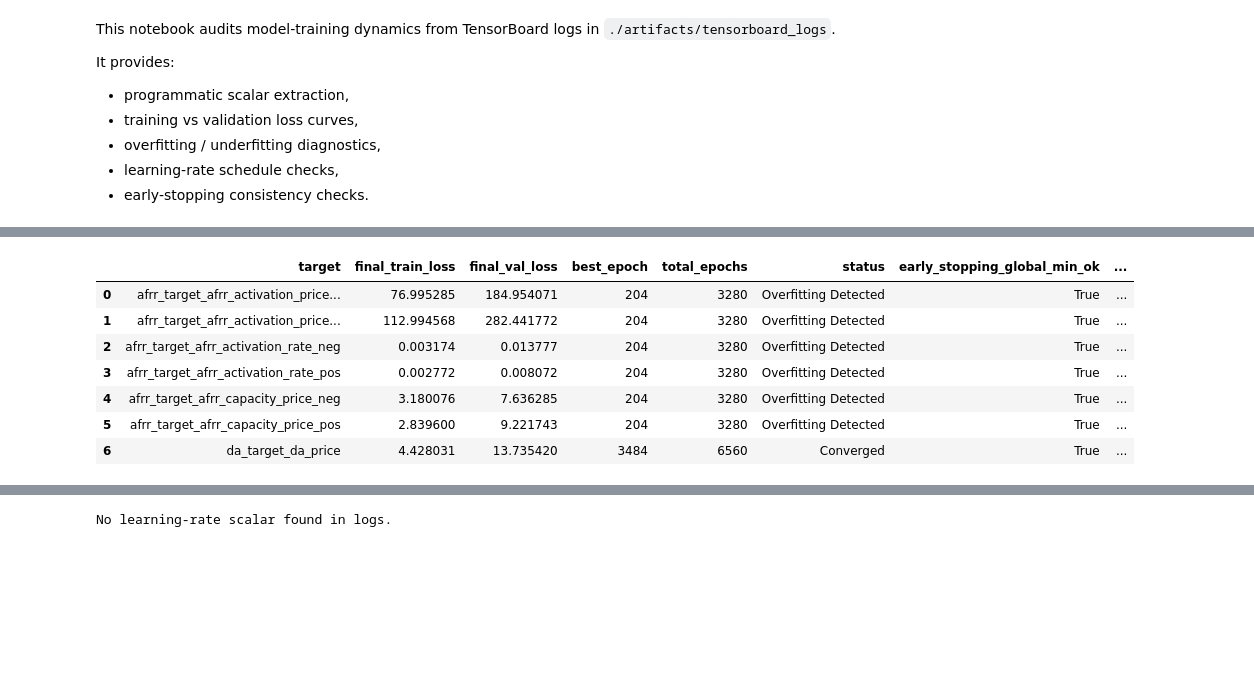
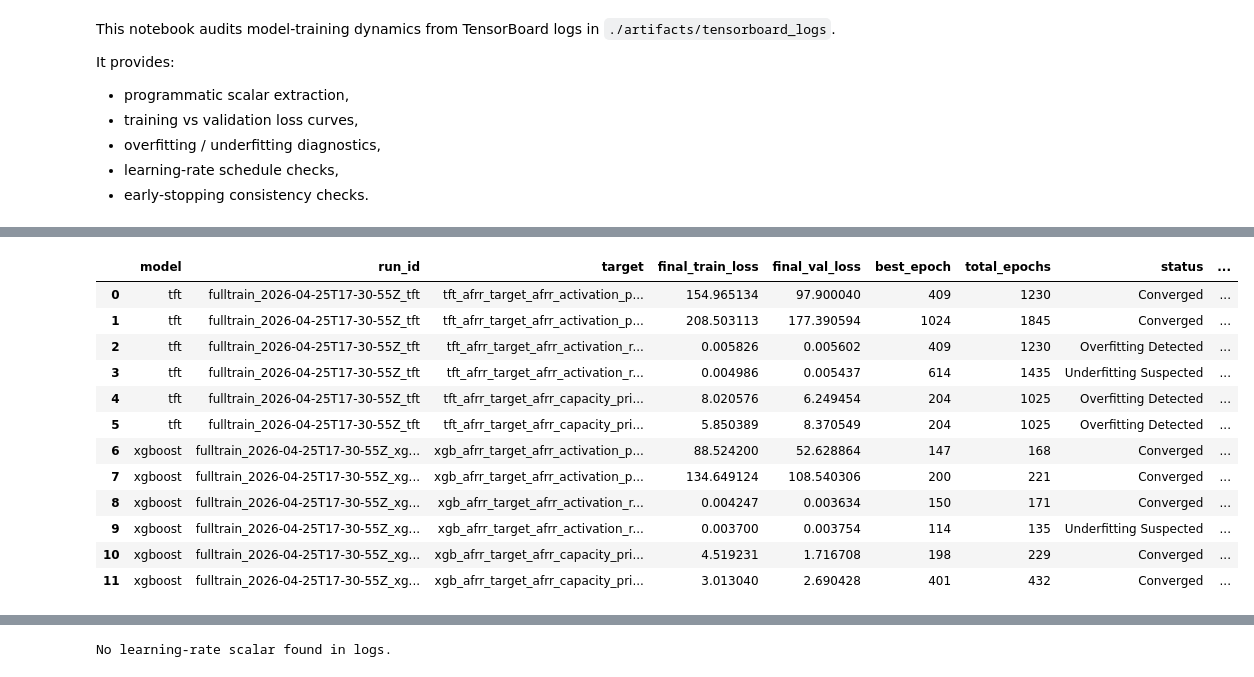
Before and after one commit to lgiesen/energy_trading, a Jupyter notebook: notebooks/training_performance_audit.ipynb, the cells around one changed output, grey strips where cells are left out. Cells and saved outputs as stored; diff of their text form; code cells hidden in the pictures; blank space fills up the shorter version.

```diff
--- a/notebooks/training_performance_audit.ipynb
+++ b/notebooks/training_performance_audit.ipynb
@@ -167,27 +251,38 @@ Targets selected: 7
 # %%
 all_frames = []
 meta = {}
-for td in target_dirs:
+for rec in run_scope:
+    td = rec['target_dir']
     df_t, m = extract_scalars_for_target(td)
+    if not df_t.empty:
+        df_t['model'] = rec['model']
+        df_t['run_id'] = rec['run_id']
     all_frames.append(df_t)
-    meta[td.name] = m
+    meta[(rec['model'], rec['run_id'], td.name)] = m
 
 scalars = pd.concat(all_frames, ignore_index=True) if all_frames else pd.DataFrame()
+if not scalars.empty:
+    scalars['model_label'] = scalars['model'].map(pretty_model_label)
+    scalars['target_label'] = scalars['target'].map(pretty_target_label)
+
 print('Scalar rows:', len(scalars))
-
 if not scalars.empty:
     display(scalars.head())
 
 meta_df = pd.DataFrame([
     {
-        'target': k,
+        'model': mk[0],
+        'model_label': pretty_model_label(mk[0]),
+        'run_id': mk[1],
+        'target': mk[2],
+        'target_label': pretty_target_label(mk[2]),
         'train_tag': v.get('train_tag'),
         'val_tag': v.get('val_tag'),
         'lr_tag': v.get('lr_tag'),
         'n_tags': len(v.get('tags', [])),
     }
-    for k, v in meta.items()
-]).sort_values('target').reset_index(drop=True)
+    for mk, v in meta.items()
+]).sort_values(['model_label', 'target_label']).reset_index(drop=True)
 
 print('Tag detection summary:')
 display(meta_df)
@@ -211,45 +315,58 @@ Tag detection summary:
 # %%
 # Per-target diagnostics table
 rows = []
-for tgt in sorted(scalars['target'].unique() if not scalars.empty else []):
-    sub = scalars[scalars['target'] == tgt]
+for (model, run_id, tgt), sub in scalars.groupby(['model', 'run_id', 'target'], dropna=False):
     tr = sub[sub['split'] == 'train'].sort_values('step')
     va = sub[sub['split'] == 'val'].sort_values('step')
 
     if tr.empty or va.empty:
-        rows.append({'target': tgt, 'status': 'Missing Loss Scalars'})
+        rows.append({
+            'model': model,
+            'model_label': pretty_model_label(model),
+            'run_id': run_id,
+            'target': tgt,
+            'target_label': pretty_target_label(tgt),
+            'status': 'Missing Loss Scalars',
+        })
         continue
 
     train_vals = tr['value'].to_numpy(dtype=float)
     val_vals = va['value'].to_numpy(dtype=float)
     best_idx = int(np.argmin(val_vals))
     best_epoch = int(va.iloc[best_idx]['step'])
 
     status = classify_training(train_vals, val_vals)
-
-    # Early-stopping validation: best checkpoint should be global min val loss.
     early_stopping_ok = bool(np.isclose(val_vals[best_idx], np.min(val_vals)))
 
     rows.append({
+        'model': model,
+        'model_label': pretty_model_label(model),
+        'run_id': run_id,
         'target': tgt,
+        'target_label': pretty_target_label(tgt),
         'final_train_loss': float(train_vals[-1]),
         'final_val_loss': float(val_vals[-1]),
         'best_epoch': best_epoch,
         'total_epochs': int(max(tr['step'].max(), va['step'].max()) + 1),
         'status': status,
         'early_stopping_global_min_ok': early_stopping_ok,
         'val_minus_train_final': float(val_vals[-1] - train_vals[-1]),
     })
 
-summary_df = pd.DataFrame(rows).sort_values('target').reset_index(drop=True)
+summary_df = pd.DataFrame(rows).sort_values(['model_label', 'target_label']).reset_index(drop=True)
 summary_df
 # %% [output]
-|  | target | final_train_loss | final_val_loss | best_epoch | total_epochs | status | early_stopping_global_min_ok | ... |
-| 0 | afrr_target_afrr_activation_price... | 76.995285 | 184.954071 | 204 | 3280 | Overfitting Detected | True | ... |
-| 1 | afrr_target_afrr_activation_price... | 112.994568 | 282.441772 | 204 | 3280 | Overfitting Detected | True | ... |
-| 2 | afrr_target_afrr_activation_rate_neg | 0.003174 | 0.013777 | 204 | 3280 | Overfitting Detected | True | ... |
-| 3 | afrr_target_afrr_activation_rate_pos | 0.002772 | 0.008072 | 204 | 3280 | Overfitting Detected | True | ... |
-| 4 | afrr_target_afrr_capacity_price_neg | 3.180076 | 7.636285 | 204 | 3280 | Overfitting Detected | True | ... |
-| 5 | afrr_target_afrr_capacity_price_pos | 2.839600 | 9.221743 | 204 | 3280 | Overfitting Detected | True | ... |
-| 6 | da_target_da_price | 4.428031 | 13.735420 | 3484 | 6560 | Converged | True | ... |
+|  | model | run_id | target | final_train_loss | final_val_loss | best_epoch | total_epochs | status | ... |
+| 0 | tft | fulltrain_2026-04-25T17-30-55Z_tft | tft_afrr_target_afrr_activation_p... | 154.965134 | 97.900040 | 409 | 1230 | Converged | ... |
+| 1 | tft | fulltrain_2026-04-25T17-30-55Z_tft | tft_afrr_target_afrr_activation_p... | 208.503113 | 177.390594 | 1024 | 1845 | Converged | ... |
+| 2 | tft | fulltrain_2026-04-25T17-30-55Z_tft | tft_afrr_target_afrr_activation_r... | 0.005826 | 0.005602 | 409 | 1230 | Overfitting Detected | ... |
+| 3 | tft | fulltrain_2026-04-25T17-30-55Z_tft | tft_afrr_target_afrr_activation_r... | 0.004986 | 0.005437 | 614 | 1435 | Underfitting Suspected | ... |
+| 4 | tft | fulltrain_2026-04-25T17-30-55Z_tft | tft_afrr_target_afrr_capacity_pri... | 8.020576 | 6.249454 | 204 | 1025 | Overfitting Detected | ... |
+| 5 | tft | fulltrain_2026-04-25T17-30-55Z_tft | tft_afrr_target_afrr_capacity_pri... | 5.850389 | 8.370549 | 204 | 1025 | Overfitting Detected | ... |
+| 6 | xgboost | fulltrain_2026-04-25T17-30-55Z_xg... | xgb_afrr_target_afrr_activation_p... | 88.524200 | 52.628864 | 147 | 168 | Converged | ... |
+| 7 | xgboost | fulltrain_2026-04-25T17-30-55Z_xg... | xgb_afrr_target_afrr_activation_p... | 134.649124 | 108.540306 | 200 | 221 | Converged | ... |
+| 8 | xgboost | fulltrain_2026-04-25T17-30-55Z_xg... | xgb_afrr_target_afrr_activation_r... | 0.004247 | 0.003634 | 150 | 171 | Converged | ... |
+| 9 | xgboost | fulltrain_2026-04-25T17-30-55Z_xg... | xgb_afrr_target_afrr_activation_r... | 0.003700 | 0.003754 | 114 | 135 | Underfitting Suspected | ... |
+| 10 | xgboost | fulltrain_2026-04-25T17-30-55Z_xg... | xgb_afrr_target_afrr_capacity_pri... | 4.519231 | 1.716708 | 198 | 229 | Converged | ... |
+| 11 | xgboost | fulltrain_2026-04-25T17-30-55Z_xg... | xgb_afrr_target_afrr_capacity_pri... | 3.013040 | 2.690428 | 401 | 432 | Converged | ... |
 # %%
```
Also changed, not shown: parts of 8 cells of this notebook, 43 other files.
